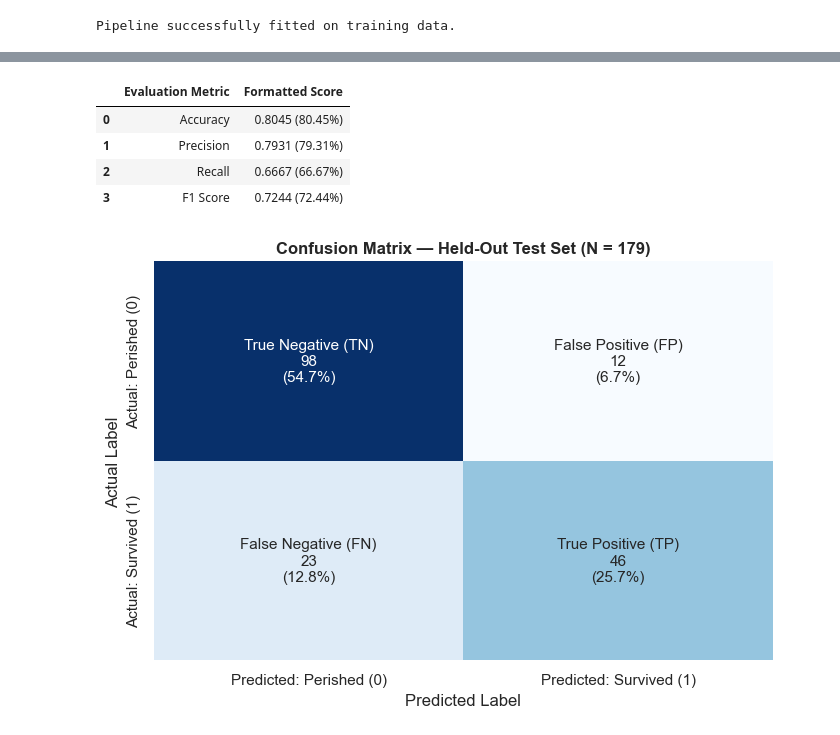
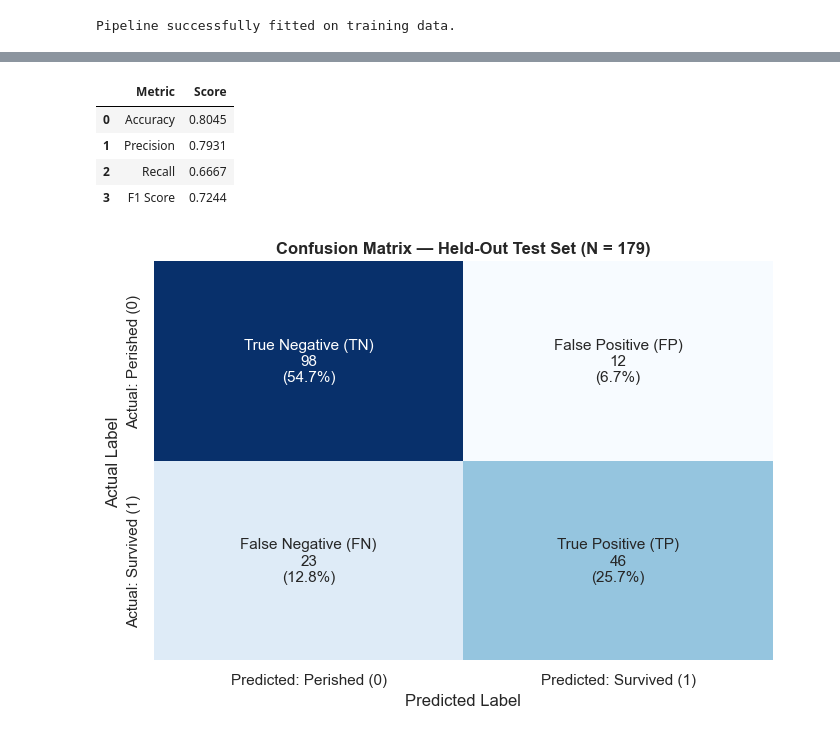
Before and after one commit to pavankarthikeyaatchyuta-lab/Titanic-Survival-Prediction, a Jupyter notebook: Titanic_Project.ipynb, the cells around one changed output, grey strips where cells are left out. Drawn from its saved outputs; the diff is of its cells as text; code cells hidden in the pictures.

```diff
--- a/Titanic_Project.ipynb
+++ b/Titanic_Project.ipynb
@@ -438,27 +453,26 @@ We evaluate our trained pipeline on the unseen held-out test set (`X_test`). We
 # %%
 # Generate predictions on the held-out test set
 y_pred = baseline_pipeline.predict(X_test)
 y_proba = baseline_pipeline.predict_proba(X_test)[:, 1]
 
 # Calculate evaluation metrics
 test_accuracy = accuracy_score(y_test, y_pred)
 test_precision = precision_score(y_test, y_pred)
 test_recall = recall_score(y_test, y_pred)
 test_f1 = f1_score(y_test, y_pred)
 
 # Display metrics table
 metrics_df = pd.DataFrame({
-    'Evaluation Metric': ['Accuracy', 'Precision', 'Recall', 'F1 Score'],
-    'Score': [test_accuracy, test_precision, test_recall, test_f1]
+    'Metric': ['Accuracy', 'Precision', 'Recall', 'F1 Score'],
+    'Score': [f"{test_accuracy:.4f}", f"{test_precision:.4f}", f"{test_recall:.4f}", f"{test_f1:.4f}"]
 })
-metrics_df['Formatted Score'] = metrics_df['Score'].apply(lambda x: f"{x:.4f} ({x*100:.2f}%)")
-metrics_df[['Evaluation Metric', 'Formatted Score']]
+metrics_df
 # %% [output]
-|  | Evaluation Metric | Formatted Score |
-| 0 | Accuracy | 0.8045 (80.45%) |
-| 1 | Precision | 0.7931 (79.31%) |
-| 2 | Recall | 0.6667 (66.67%) |
-| 3 | F1 Score | 0.7244 (72.44%) |
+|  | Metric | Score |
+| 0 | Accuracy | 0.8045 |
+| 1 | Precision | 0.7931 |
+| 2 | Recall | 0.6667 |
+| 3 | F1 Score | 0.7244 |
 # %%
 # Confusion Matrix Visualization
 cm = confusion_matrix(y_test, y_pred)
```
Also changed, not shown: parts of 30 cells of this notebook, 2 other files.
